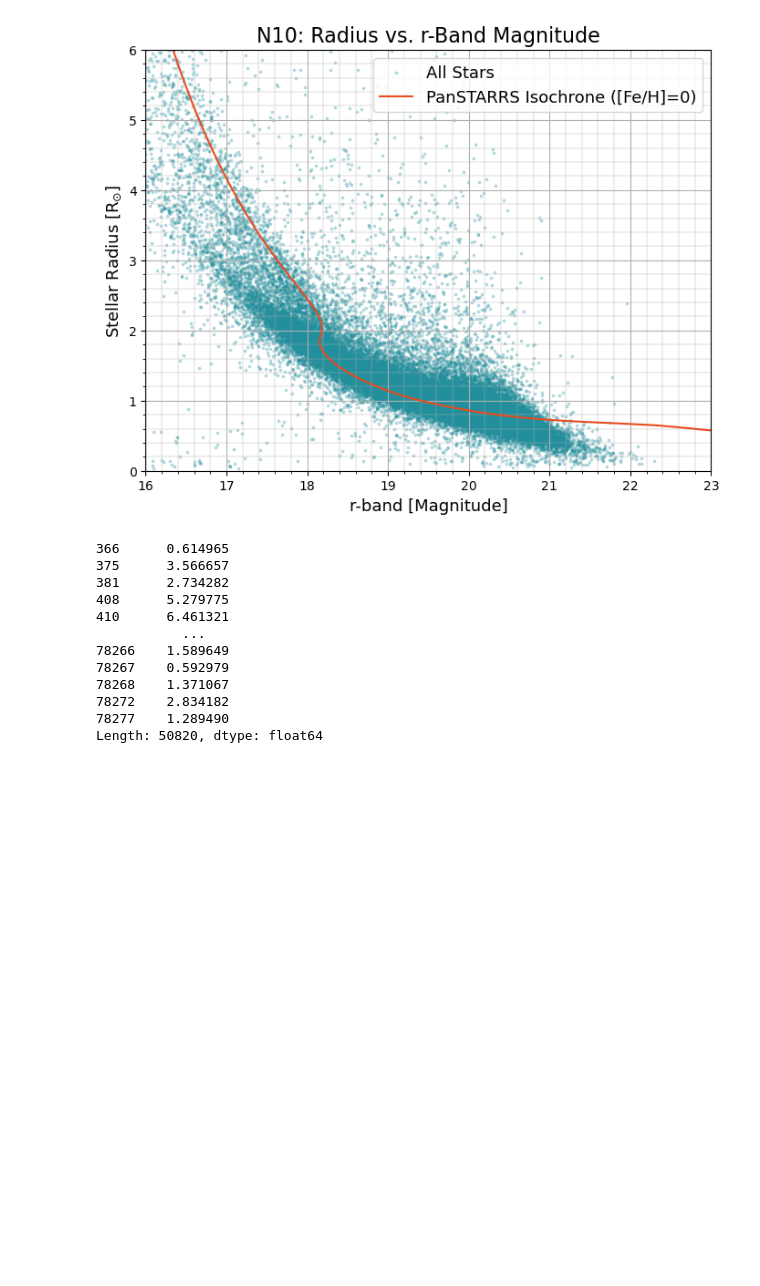
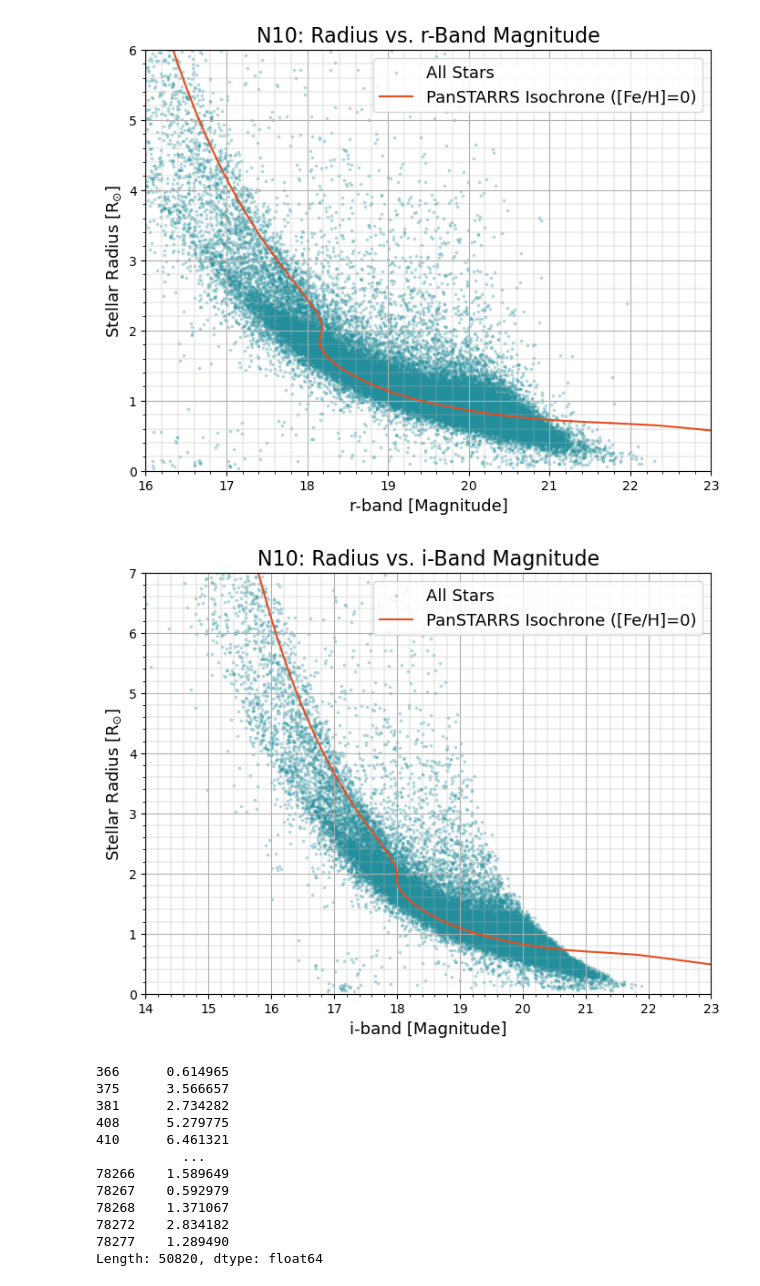
Before and after one commit to NireAstro/SURP2025, a Jupyter notebook: Transforms/isochrone_fitting_10s_exposure.ipynb, the cells around one changed output. Drawn from its saved outputs; the diff is of its cells as text; code cells hidden in the pictures; blank space fills up the shorter version.

```diff
--- a/Transforms/isochrone_fitting_10s_exposure.ipynb
+++ b/Transforms/isochrone_fitting_10s_exposure.ipynb
@@ -97,6 +97,7 @@ rmz_imz_spline_file.close()
 # %%
 # === Load in MISHAPS File ===
-catalog_path = "/home/bernthold.17/SURP2025/Data_Files/MISHAPS_F1_DITH0_N10.cmd.calibrate_ps"
+#catalog_path = "/home/bernthold.17/SURP2025/Data_Files/MISHAPS_F1_DITH0_N10.cmd.calibrate_ps"
+catalog_path = "/Users/erin/Documents/GitHub/SURP2025/Data_Files/MISHAPS_F1_DITH0_N10.cmd.calibrate_ps"
 contents = pd.read_csv(catalog_path, header = None, sep = '\\s+')
 
 # === Apply Column Headers ===
@@ -137,7 +138,8 @@ plt.grid(True)
 [figure]
 # %%
 # === Load in PanSTARRS Isochrone File ===
-isochrone_file = "/home/bernthold.17/SURP2025/Transforms/MIST_v1.2_feh_p0.00_afe_p0.0_vvcrit0.4_PanSTARRS.iso.cmd"
+#isochrone_file = "/home/bernthold.17/SURP2025/Transforms/MIST_v1.2_feh_p0.00_afe_p0.0_vvcrit0.4_PanSTARRS.iso.cmd"
+isochrone_file = "/Users/erin/Documents/GitHub/SURP2025/Transforms/MIST_v1.2_feh_p0.00_afe_p0.0_vvcrit0.4_PanSTARRS.iso.cmd"
 print(f"Reading isochrone file from: {isochrone_file}")
 
 logage = 10
@@ -261,6 +264,32 @@ plt.legend(loc = 'best', fontsize = 13)
 plt.show()
 # %% [output]
 [figure]
+# %%
+plt.figure(figsize = (8, 6))
+plt.tight_layout()
+
+plt.scatter(i_dred, radius, s=3, c='#238F9D', label='All Stars', alpha=0.25)
+plt.plot(ps1_iso_i, ps1_iso_radius, '#E94C1F', ms = 3, label = 'PanSTARRS Isochrone ([Fe/H]=0)', alpha = 1)
+
+plt.xlim(14.0, 23.0)
+plt.ylim(0.0, 7.0)
+
+plt.title("N10: Radius vs. i-Band Magnitude", fontsize = 16)
+plt.xlabel('i-band [Magnitude]', fontsize = 13)
+plt.ylabel('Stellar Radius [R$_{\odot}$]', fontsize = 13)
+
+ax = plt.gca()
+ax.xaxis.set_minor_locator(AutoMinorLocator())
+ax.yaxis.set_minor_locator(AutoMinorLocator())
+
+plt.grid(which='major')
+plt.grid(which='minor', lw=0.3)
+
+plt.legend(loc = 'best', fontsize = 13)
+plt.savefig("isochrone_figures/i_ps1_iso_FIXED.png")
+plt.show()
+# %% [output]
+[figure, added]
 # %%
 print(radius)
 # %% [output]
```
Also changed, not shown: parts of 12 cells of this notebook, 31 other files.
